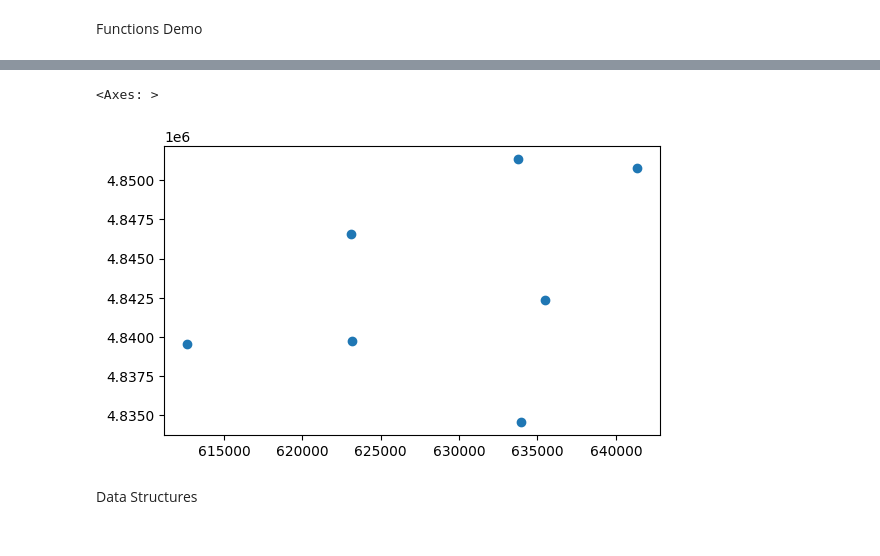
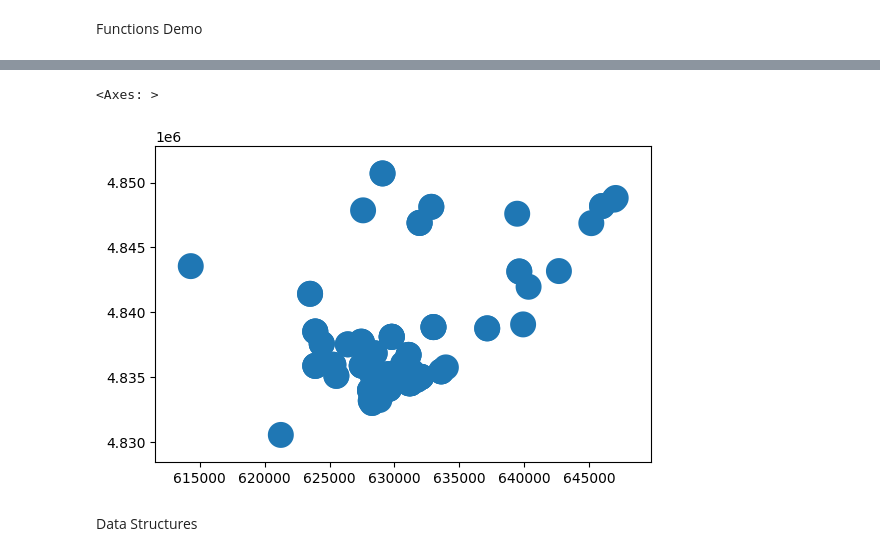
Before and after one commit to cghr-toronto/msa-2024-internship, a Jupyter notebook: experiments/basics.ipynb, the cells around one changed output, grey strips where cells are left out. Cells and saved outputs as stored; diff of their text form; code cells hidden in the pictures.

Commit message:
completed buffer_sjoin

```diff
--- a/experiments/basics.ipynb
+++ b/experiments/basics.ipynb
@@ -57,6 +42,9 @@ def buffer_sjoin(gdf1, gdf2, dist = 1000):
     # Buffer gdf1 by dist
     gdf1_buff = gdf1.buffer(dist)
 
-    # Join to the nearest geometries of gdf2 with bufferd gdf1
-    out = gdf1_buff.sjoin_nearest(gdf2)
+    # Convert the GeoSeries to a GeoDataFrame
+    gdf1_buff = gpd.GeoDataFrame(geometry=gdf1_buff, crs=gdf1.crs)
+
+    # Join the geometries of gdf2 with buffered gdf1
+    out = gdf1_buff.sjoin(gdf2)
     return(out)
@@ -104,9 +53,12 @@ waste_with_shelters.filter(shelters.columns)
-# %%
-# Plot spatial data results of the sjoin_count function
-waste_with_shelters.filter(shelters.columns).plot()
-# %% [output]
-<Axes: >
-[figure, removed]
+# %%
+# Join shelters and waste together after buffering shelters
+# Note the default distance is 1000, but it can be changed
+# e.g. buff_join(shelters, waste, dist = 100) for a 100 meter buffer
+sjoin_shelters_waste = buffer_sjoin(shelters, cwd)
+sjoin_shelters_waste.plot()
+# %% [output]
+<Axes: >
+[figure, added]
 # %% [markdown]
 Data Structures
 # %%
```
Also changed, not shown: parts of 6 cells of this notebook.
